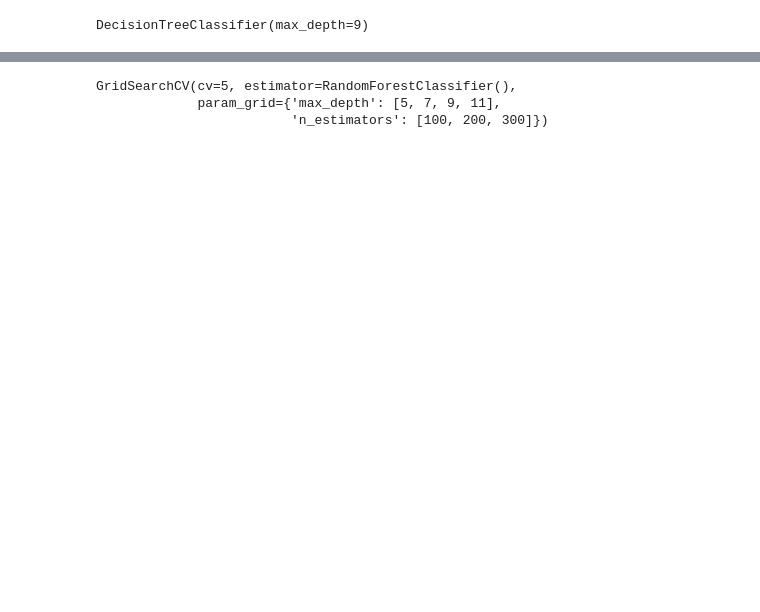
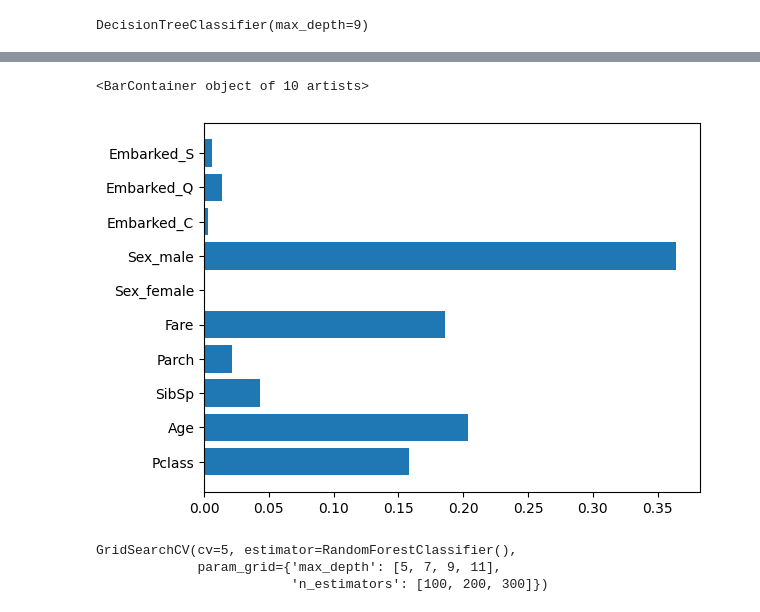
Before and after one commit to WeenAIthDev/AI-career-journey, a Jupyter notebook: data_analytics_projects/titanic_intelligence_dataset/Titanic-intelligence-data.ipynb, the cells around one changed output, grey strips where cells are left out. Drawn from its saved outputs; the diff is of its cells as text; code cells hidden in the pictures; blank space fills up the shorter version.

```diff
--- a/data_analytics_projects/titanic_intelligence_dataset/Titanic-intelligence-data.ipynb
+++ b/data_analytics_projects/titanic_intelligence_dataset/Titanic-intelligence-data.ipynb
@@ -299,3 +300,8 @@ weighted avg       0.81      0.81      0.81       179
+# %%
+plt.barh(X.columns,tree_classifier.feature_importances_, data=tree_classifier.feature_importances_)
+# %% [output]
+<BarContainer object of 10 artists>
+[figure, added]
 # %%
 #The Decision Tree Classifier achieved better overall performance than Logistic Regression on the Titanic dataset. The Decision Tree produced a higher accuracy score of 81.56% compared to 77.09% for Logistic Regression, indicating stronger predictive capability.
 
```
Also changed, not shown: parts of 36 cells of this notebook, 2 other files.
